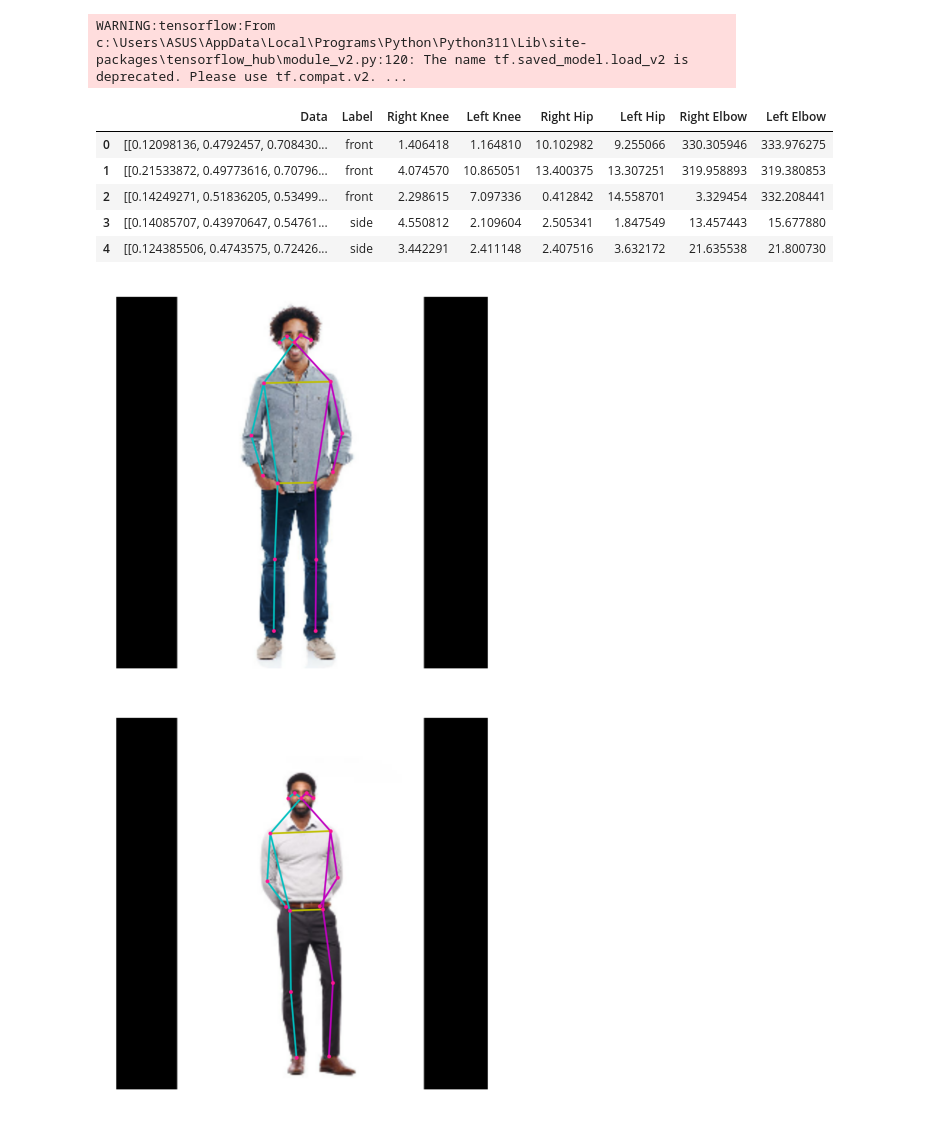
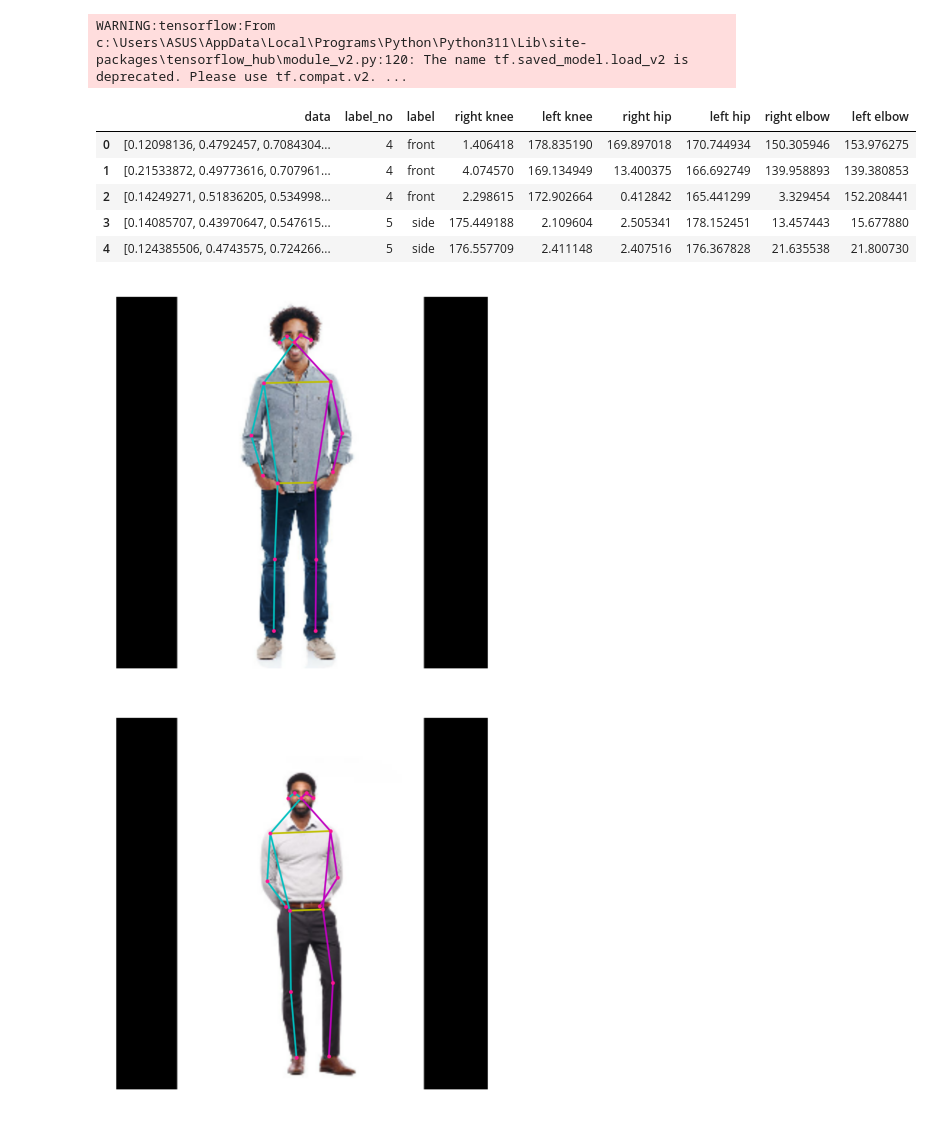
Before and after one commit to FitNest-AI/Machine-Learning, a Jupyter notebook: Model/Trainer/model_v3.ipynb, the cells around one changed output. Saved outputs shown, nothing was run; the diff lists cells and outputs as text; code cells hidden in the pictures.

```diff
--- a/Model/Trainer/model_v3.ipynb
+++ b/Model/Trainer/model_v3.ipynb
@@ -226,12 +226,14 @@ def load_image(detector:PersonDetector,imageProcessor:ImageProcessor,path:str):
     keypoint_data = []
     image_label = []
     angle_data = []
+    label_index = ["jumping","pushup","situp","squat","front","side"]
     for images in os.listdir(path):
         image = imageProcessor.process_image(os.path.join(path,images))
         keypoints = detector.detect(image)
 
         key = keypoints[0][0]
-        keypoint_data.append(keypoints[0][0])
+
+        keypoint_data.append(np.ndarray.flatten(keypoints[0][0]))
         image_label.append(images.split("_")[0])
 
         angle = calculate_angle(key)
@@ -242,14 +244,15 @@ def load_image(detector:PersonDetector,imageProcessor:ImageProcessor,path:str):
     angle_data = np.array(angle_data)
 
     result = pd.DataFrame()
-    result["Data"] = keypoint_data
-    result["Label"] = image_label
-    result["Right Knee"] = angle_data.T[0]
-    result["Left Knee"] = angle_data.T[1]
-    result["Right Hip"] = angle_data.T[2]
-    result["Left Hip"] = angle_data.T[3]
-    result["Right Elbow"] = angle_data.T[4]
-    result["Left Elbow"] = angle_data.T[5]
+    result["data"] = keypoint_data
+    result["label_no"] = [label_index.index(label) for label in image_label]
+    result["label"] = image_label
+    result["right knee"] = angle_data.T[0]
+    result["left knee"] = angle_data.T[1]
+    result["right hip"] = angle_data.T[2]
+    result["left hip"] = angle_data.T[3]
+    result["right elbow"] = angle_data.T[4]
+    result["left elbow"] = angle_data.T[5]
 
     return result
 
@@ -286,7 +289,7 @@ def calculate_angle(key):
     angle_left_ka = np.degrees(np.arctan2(left_knee[1] - left_ankle[1], left_knee[0] - left_ankle[0]))
 
     angles = [angle_right_we,angle_right_es,angle_right_sh,angle_right_hk,angle_right_ka,angle_left_we,angle_left_es,angle_left_sh,angle_left_hk,angle_left_ka]
-    angles = [angle if angle > 0 else angle + 360 for angle in angles]
+    angles = [angle if angle > 0 else angle + 180 for angle in angles]
 
     right_knee_angle = abs(angles[3] - angles[4])
     left_knee_angle = abs(angles[8] - angles[9])
@@ -300,16 +303,19 @@ def calculate_angle(key):
     angles = [right_knee_angle,left_knee_angle,right_hip_angle,left_hip_angle,right_elbow_angle,left_elbow_angle]
 
     return angles
+
+def get_center_point():
+    pass
 # %%
-a = load_image(detector,imageProcessor,"../../Datasets/Trainer/raw/standing")
-a
+df1 = load_image(detector,imageProcessor,"../../Datasets/Trainer/raw/standing")
+df1
 # %% [output]
-|  | Data | Label | Right Knee | Left Knee | Right Hip | Left Hip | Right Elbow | Left Elbow |
-| 0 | [[0.12098136, 0.4792457, 0.708430... | front | 1.406418 | 1.164810 | 10.102982 | 9.255066 | 330.305946 | 333.976275 |
-| 1 | [[0.21533872, 0.49773616, 0.70796... | front | 4.074570 | 10.865051 | 13.400375 | 13.307251 | 319.958893 | 319.380853 |
-| 2 | [[0.14249271, 0.51836205, 0.53499... | front | 2.298615 | 7.097336 | 0.412842 | 14.558701 | 3.329454 | 332.208441 |
-| 3 | [[0.14085707, 0.43970647, 0.54761... | side | 4.550812 | 2.109604 | 2.505341 | 1.847549 | 13.457443 | 15.677880 |
-| 4 | [[0.124385506, 0.4743575, 0.72426... | side | 3.442291 | 2.411148 | 2.407516 | 3.632172 | 21.635538 | 21.800730 |
+|  | data | label_no | label | right knee | left knee | right hip | left hip | right elbow | left elbow |
+| 0 | [0.12098136, 0.4792457, 0.7084304... | 4 | front | 1.406418 | 178.835190 | 169.897018 | 170.744934 | 150.305946 | 153.976275 |
+| 1 | [0.21533872, 0.49773616, 0.707961... | 4 | front | 4.074570 | 169.134949 | 13.400375 | 166.692749 | 139.958893 | 139.380853 |
+| 2 | [0.14249271, 0.51836205, 0.534998... | 4 | front | 2.298615 | 172.902664 | 0.412842 | 165.441299 | 3.329454 | 152.208441 |
+| 3 | [0.14085707, 0.43970647, 0.547615... | 5 | side | 175.449188 | 2.109604 | 2.505341 | 178.152451 | 13.457443 | 15.677880 |
+| 4 | [0.124385506, 0.4743575, 0.724266... | 5 | side | 176.557709 | 2.411148 | 2.407516 | 176.367828 | 21.635538 | 21.800730 |
 [figure]
 [figure]
 [figure]
```
Also changed, not shown: parts of 4 cells of this notebook, 1 other file.
